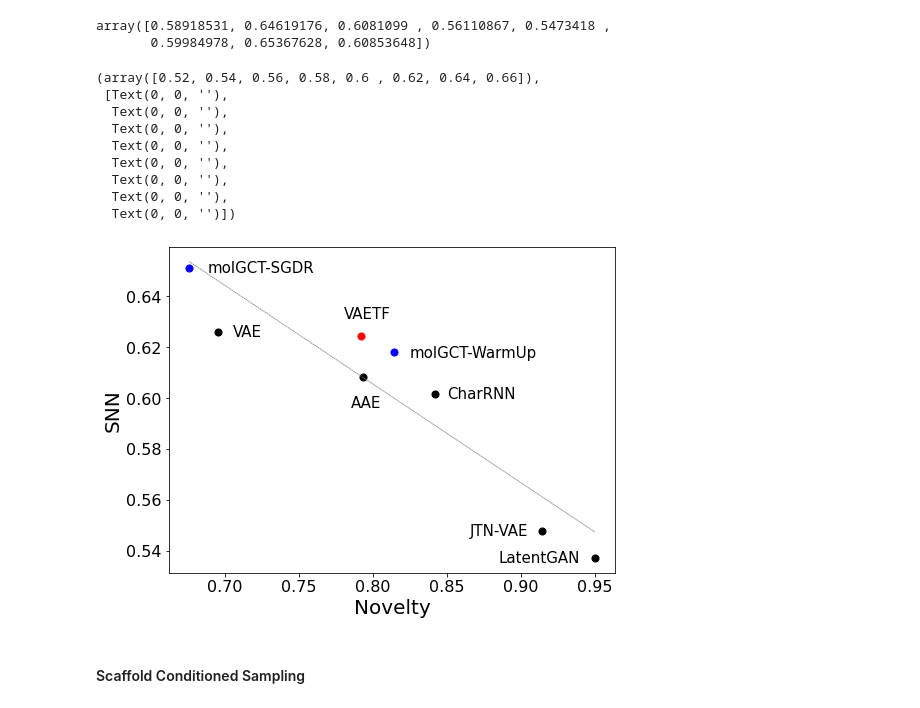
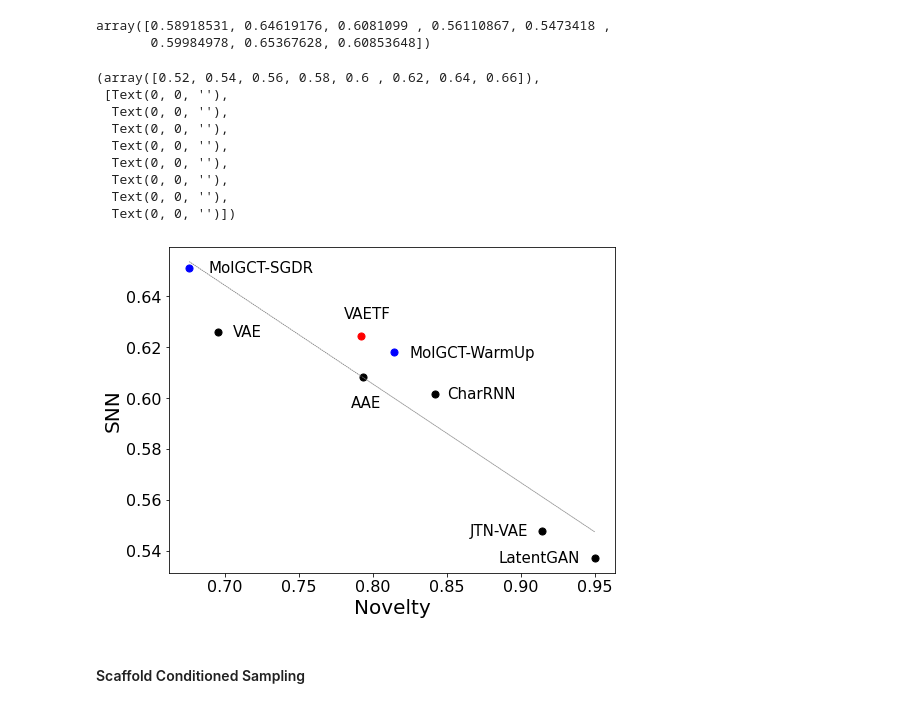
Before and after one commit to chaoting-sun/GCT-Plus, a Jupyter notebook: Plot/evaluate.ipynb, the cells around one changed output. Drawn from its saved outputs; the diff is of its cells as text; code cells hidden in the pictures.

```diff
--- a/Plot/evaluate.ipynb
+++ b/Plot/evaluate.ipynb
@@ -36,11 +38,8 @@ plt.legend(fontsize=16)
 # %% [markdown]
 #### Unconditioned Sampling
 # %%
-Novelty = [0.8419,0.6949,0.7931,0.9143,0.9498,
-
-           0.8144,0.6756,0.7920]
-Snn = [0.6015,0.6260,0.6081,0.5477,0.5371,
-       0.6179,0.6513,0.6244]
+Novelty = [0.8419,0.6949,0.7931,0.9143,0.9498,0.8144,0.6756,0.7920]
+Snn = [0.6015,0.6260,0.6081,0.5477,0.5371,0.6179,0.6513,0.6244]
 # %%
 X = np.array(Novelty).reshape(-1, 1)
 y = np.array(Snn)
@@ -57,36 +56,36 @@ plt.plot(Novelty[2:], reg.predict(X)[2:], color='gray', linewidth=0.8, linestyle
 plt.scatter([0.8419,0.6949,0.7931,0.9143,0.9498],
             [0.6015,0.6260,0.6081,0.5477,0.5371],
             marker='o', s=50, color='black')
 plt.text(0.85, 0.6015, 'CharRNN', ha='left', va='center', fontsize=15)
 plt.text(0.705, 0.6260, 'VAE', ha='left', va='center', fontsize=15)
 plt.text(0.785, 0.5981, 'AAE', ha='left', va='center', fontsize=15)
 plt.text(0.905, 0.5477, 'JTN-VAE', ha='right', va='center', fontsize=15)
 plt.text(0.94, 0.5371, 'LatentGAN', ha='right', va='center', fontsize=15)
 
 plt.scatter([0.8144,0.6756], [0.6179,0.6513],
             marker='o', s=50, color='blue')
-plt.text(0.8244, 0.6179, 'molGCT-WarmUp', ha='left', va='center', fontsize=15)
-plt.text(0.6885, 0.6513, 'molGCT-SGDR', ha='left', va='center', fontsize=15)
+plt.text(0.8244, 0.6179, 'MolGCT-WarmUp', ha='left', va='center', fontsize=15)
+plt.text(0.6885, 0.6513, 'MolGCT-SGDR', ha='left', va='center', fontsize=15)
 
 plt.scatter([0.7920], [0.6244],
             marker='o', s=50, color='red')
 plt.text(0.78, 0.633, 'VAETF', ha='left', va='center', fontsize=15)
 
 plt.xlabel('Novelty', fontsize=20)
 plt.ylabel('SNN', fontsize=20)
 plt.xticks(fontsize=16)
 plt.yticks(fontsize=16)
 # %% [output]
 (array([0.52, 0.54, 0.56, 0.58, 0.6 , 0.62, 0.64, 0.66]),
  [Text(0, 0, ''),
   Text(0, 0, ''),
   Text(0, 0, ''),
   Text(0, 0, ''),
   Text(0, 0, ''),
   Text(0, 0, ''),
   Text(0, 0, ''),
   Text(0, 0, '')])
-[figure, old version]
+[figure, new version]
 # %% [markdown]
 #### Scaffold Conditioned Sampling
 # %%
```
Also changed, not shown: parts of 4 cells of this notebook, 51 other files.
